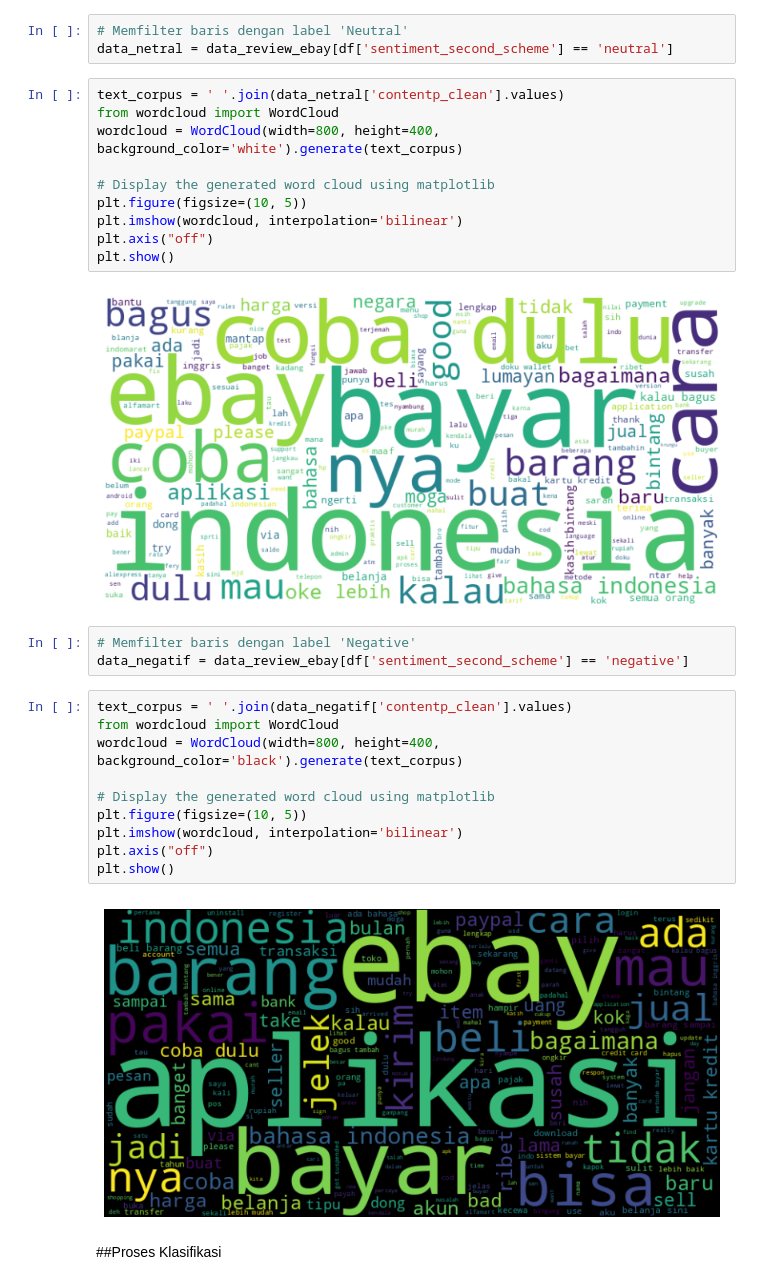
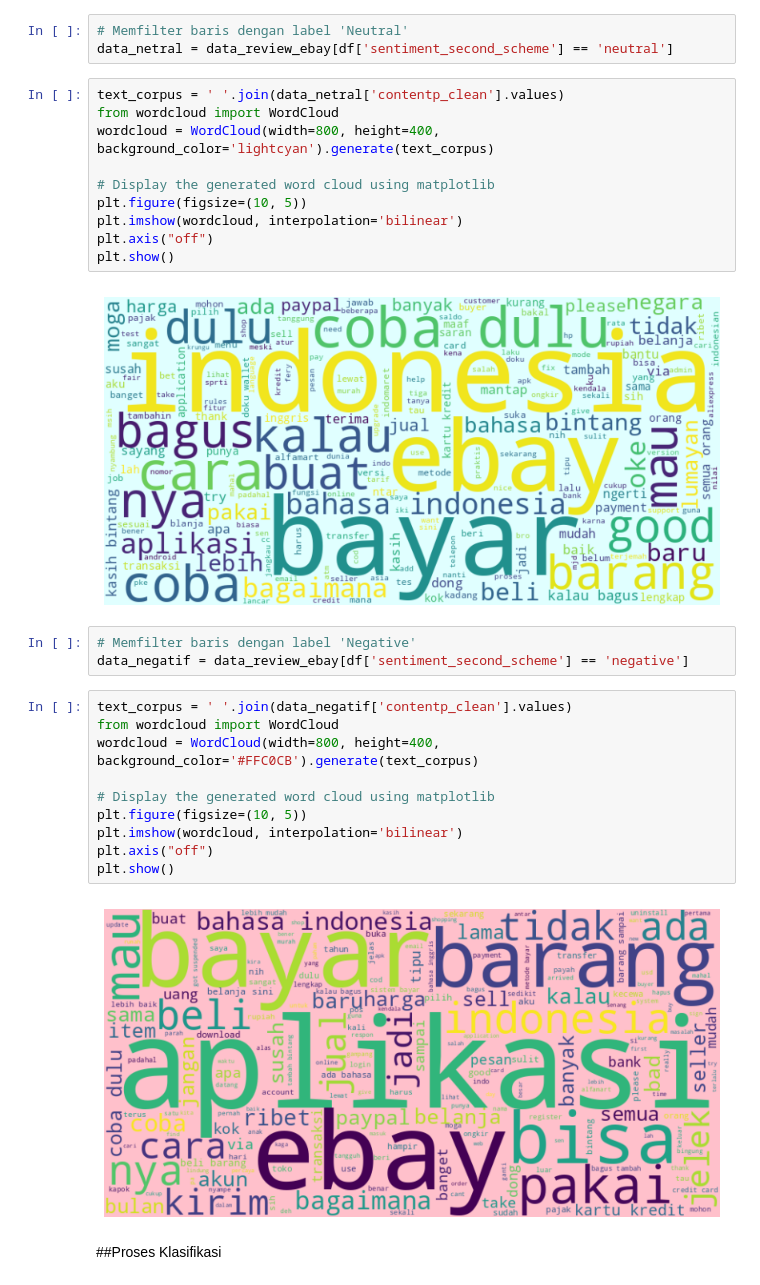
Before and after one commit to MuzniZakiRiyadi/Cadangan, a Jupyter notebook: TEXT_ANALYSIS_MUZNI_ZAKI_RIYADI_2008108010027.ipynb, the cells around one changed output. Drawn from its saved outputs; the diff is of its cells as text.

```diff
--- a/TEXT_ANALYSIS_MUZNI_ZAKI_RIYADI_2008108010027.ipynb
+++ b/TEXT_ANALYSIS_MUZNI_ZAKI_RIYADI_2008108010027.ipynb
@@ -308,7 +372,7 @@ data_netral = data_review_ebay[df['sentiment_second_scheme'] == 'neutral']
 # %%
 text_corpus = ' '.join(data_netral['contentp_clean'].values)
 from wordcloud import WordCloud
-wordcloud = WordCloud(width=800, height=400, background_color='white').generate(text_corpus)
+wordcloud = WordCloud(width=800, height=400, background_color='lightcyan').generate(text_corpus)
 
 # Display the generated word cloud using matplotlib
 plt.figure(figsize=(10, 5))
@@ -316,22 +380,22 @@ plt.imshow(wordcloud, interpolation='bilinear')
 plt.axis("off")
 plt.show()
 # %% [output]
-[figure, old version]
+[figure, new version]
 # %%
 # Memfilter baris dengan label 'Negative'
 data_negatif = data_review_ebay[df['sentiment_second_scheme'] == 'negative']
 # %%
 text_corpus = ' '.join(data_negatif['contentp_clean'].values)
 from wordcloud import WordCloud
-wordcloud = WordCloud(width=800, height=400, background_color='black').generate(text_corpus)
+wordcloud = WordCloud(width=800, height=400, background_color='#FFC0CB').generate(text_corpus)
 
 # Display the generated word cloud using matplotlib
 plt.figure(figsize=(10, 5))
 plt.imshow(wordcloud, interpolation='bilinear')
 plt.axis("off")
 plt.show()
 # %% [output]
-[figure, old version]
+[figure, new version]
 # %% [markdown]
 ##Proses Klasifikasi
 # %%
```
Also changed, not shown: parts of 14 cells of this notebook.
